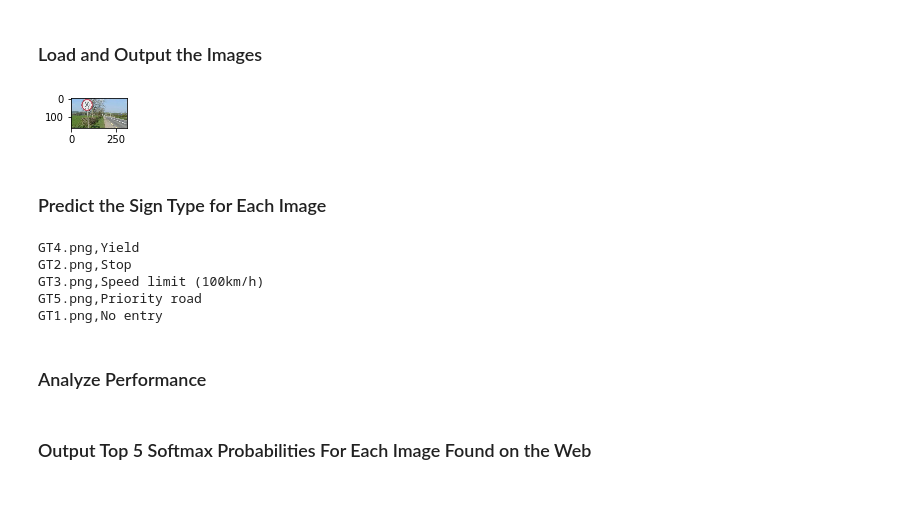
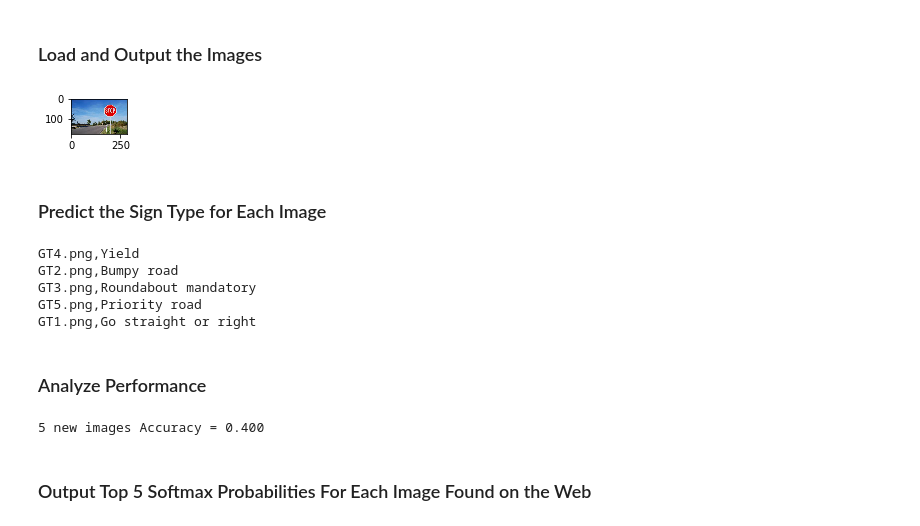
Before and after one commit to william-developer/CarND-Traffic-Sign-Classifier-Project, a Jupyter notebook: Traffic_Sign_Classifier.ipynb, the cells around one changed output. Drawn from its saved outputs; the diff is of its cells as text; code cells hidden in the pictures; blank space fills up the shorter version.

```diff
--- a/Traffic_Sign_Classifier.ipynb
+++ b/Traffic_Sign_Classifier.ipynb
@@ -344,28 +343,31 @@ You may find `signnames.csv` useful as it contains mappings from the class id (i
 # %%
 ### Load the images and plot them here.
 from PIL import Image
 %matplotlib inline
 
-image = Image.open('images/GT1.png')
+image = Image.open('images/GT2.png')
 
 plt.figure(figsize=(1,1))
 plt.imshow(image)
 
 ### Feel free to use as many code cells as needed.
 signnames = {}
+#load signnames as dict
 def load_signnames():
     sign_arr = np.loadtxt("signnames.csv", dtype=bytes, delimiter=",",skiprows=1).astype(str)
     return dict(zip(sign_arr[:,0],sign_arr[:,1]))
 signnames = load_signnames()
 # %% [output]
-[figure, old version]
+[figure, new version]
 # %% [markdown]
 ### Predict the Sign Type for Each Image
 # %%
 import os
+#open image as resize(32,32)
 def load_image(path):
     image = Image.open(path)
     return image.resize((32,32))
+#predict class
 def predict(path):
     image = load_image(path)
     all_type = sess.run(tf.nn.softmax(logits),feed_dict={x: grayscale_normalize(np.array([np.array(image)])),keep_prob:1})
@@ -373,7 +375,7 @@ def predict(path):
 
 ### Run the predictions here and use the model to output the prediction for each image.
 with tf.Session() as sess:
-    saver.restore(sess, './model/lenet')
+    saver.restore(sess, './model/lenet.ckpt')
     for im in os.listdir('./images'):
         index = predict(os.path.join('./images',im))
         print(im+','+signnames[str(index[0])])
@@ -381,16 +383,29 @@ with tf.Session() as sess:
 ### Feel free to use as many code cells as needed.
 # %% [output]
 GT4.png,Yield
-GT2.png,Stop
-GT3.png,Speed limit (100km/h)
+GT2.png,Bumpy road
+GT3.png,Roundabout mandatory
 GT5.png,Priority road
-GT1.png,No entry
+GT1.png,Go straight or right
 # %% [markdown]
 ### Analyze Performance
 # %%
 ### Calculate the accuracy for these 5 new images.
 ### For example, if the model predicted 1 out of 5 signs correctly, it's 20% accurate on these new images.
-#GT2.png,GT4.png and GT5.png are right. It is 60% accurate
+#GT4.png and GT5.png are right. It is 40% accurate
+y_lable=[3,14,None,13,12]
+correct = 0
+count = 0
+with tf.Session() as sess:
+    saver.restore(sess, './model/lenet.ckpt')
+    for im in os.listdir('./images'):
+        index = predict(os.path.join('./images',im))
+        if index[0]==y_lable[int(im[2])-1]:
+            correct +=1
+        count +=1
+print("5 new images Accuracy = {:.3f}".format(correct/count))
+# %% [output]
+5 new images Accuracy = 0.400
 # %% [markdown]
 ### Output Top 5 Softmax Probabilities For Each Image Found on the Web
 # %% [markdown]
```
Also changed, not shown: parts of 7 cells of this notebook, 7 other files.
